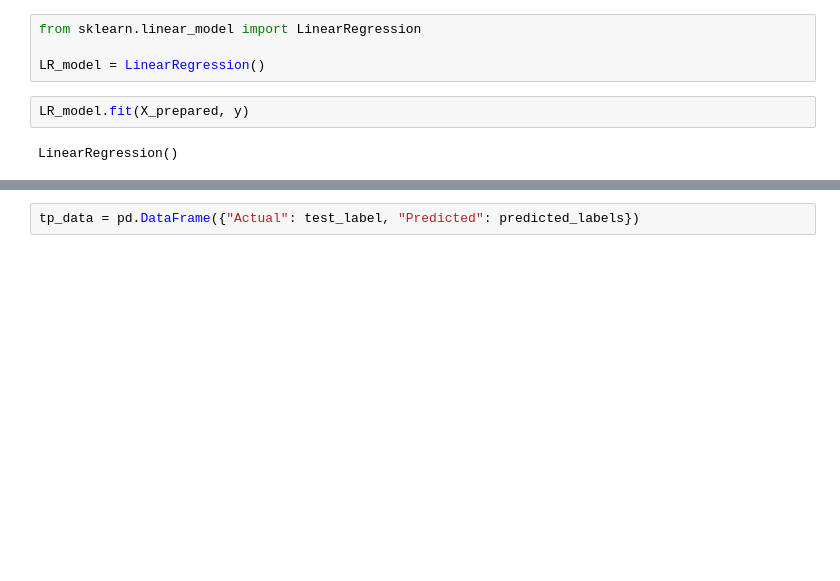
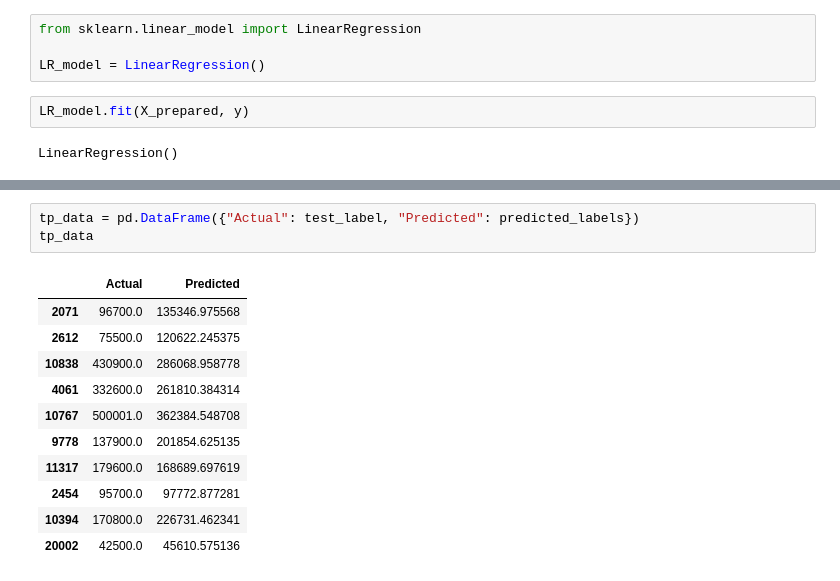
Before and after one commit to amirbek-akramov/DataScience, a Jupyter notebook: DataScience/!Project/Machine_Learning.ipynb, the cells around one changed output, grey strips where cells are left out. Saved outputs shown, nothing was run; the diff lists cells and outputs as text; blank space fills up the shorter version.

```diff
--- a/DataScience/!Project/Machine_Learning.ipynb
+++ b/DataScience/!Project/Machine_Learning.ipynb
@@ -129,3 +129,16 @@ array([136747.96202757, 164108.51533823, 248635.45616908, 172570.95038695,
 # %%
 tp_data = pd.DataFrame({"Actual": test_label, "Predicted": predicted_labels})
+tp_data
+# %% [output]
+|  | Actual | Predicted |
+| 2071 | 96700.0 | 135346.975568 |
+| 2612 | 75500.0 | 120622.245375 |
+| 10838 | 430900.0 | 286068.958778 |
+| 4061 | 332600.0 | 261810.384314 |
+| 10767 | 500001.0 | 362384.548708 |
+| 9778 | 137900.0 | 201854.625135 |
+| 11317 | 179600.0 | 168689.697619 |
+| 2454 | 95700.0 | 97772.877281 |
+| 10394 | 170800.0 | 226731.462341 |
+| 20002 | 42500.0 | 45610.575136 |
 # %%
```
Also changed, not shown: parts of 5 cells of this notebook.
